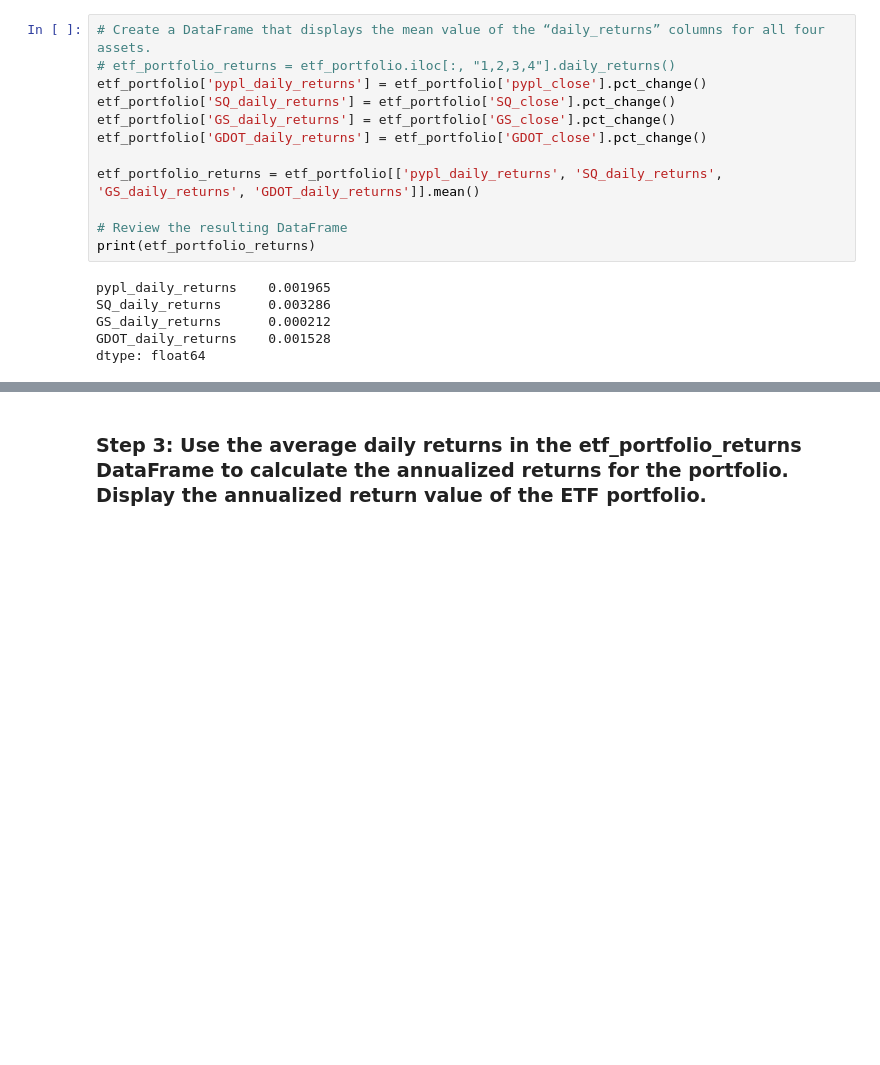
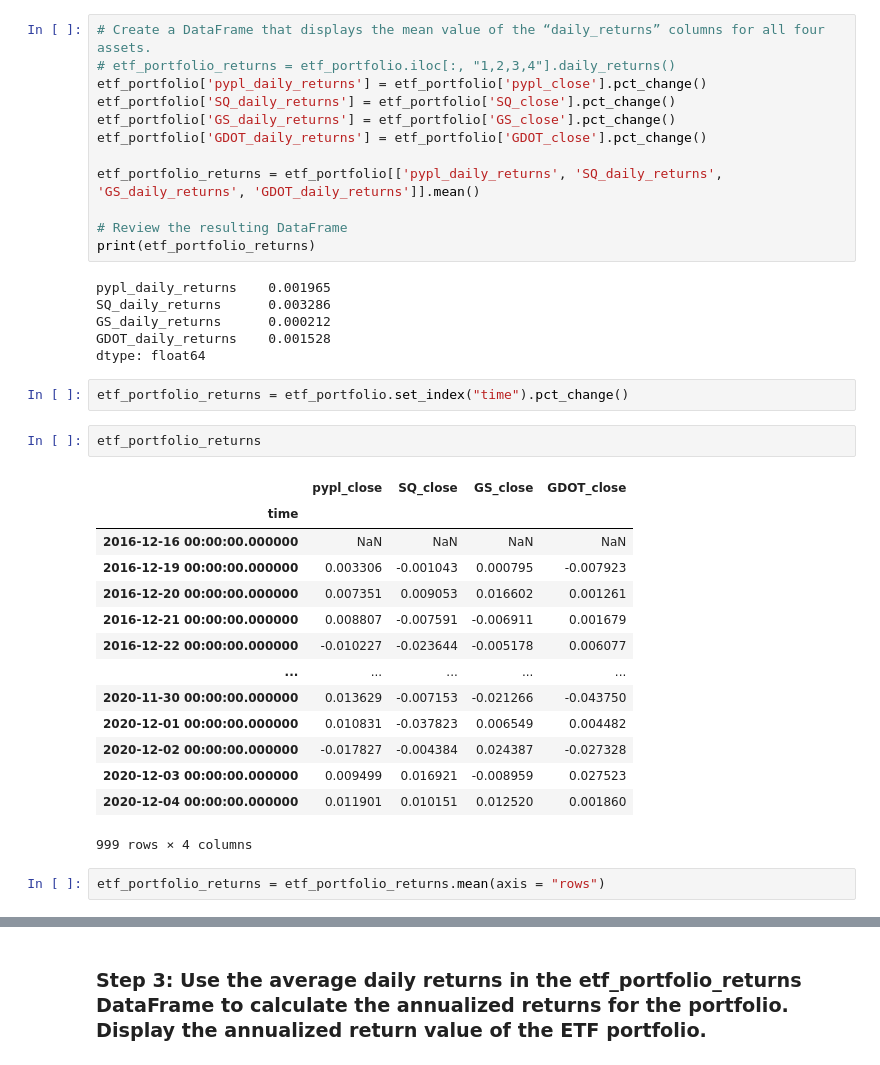
Before and after one commit to kelly0326/sqlite-etf-analyzer, a Jupyter notebook: etf_analyzer.ipynb, the cells around one changed output, grey strips where cells are left out. Drawn from its saved outputs; the diff is of its cells as text; blank space fills up the shorter version.

```diff
--- a/etf_analyzer.ipynb
+++ b/etf_analyzer.ipynb
@@ -400,3 +400,24 @@ SQ_daily_returns      0.003286
 GS_daily_returns      0.000212
 GDOT_daily_returns    0.001528
 dtype: float64
+# %%
+etf_portfolio_returns = etf_portfolio.set_index("time").pct_change()
+# %%
+etf_portfolio_returns
+# %% [output]
+|  | pypl_close | SQ_close | GS_close | GDOT_close |
+| time |  |  |  |  |
+| 2016-12-16 00:00:00.000000 | NaN | NaN | NaN | NaN |
+| 2016-12-19 00:00:00.000000 | 0.003306 | -0.001043 | 0.000795 | -0.007923 |
+| 2016-12-20 00:00:00.000000 | 0.007351 | 0.009053 | 0.016602 | 0.001261 |
+| 2016-12-21 00:00:00.000000 | 0.008807 | -0.007591 | -0.006911 | 0.001679 |
+| 2016-12-22 00:00:00.000000 | -0.010227 | -0.023644 | -0.005178 | 0.006077 |
+| ... | ... | ... | ... | ... |
+| 2020-11-30 00:00:00.000000 | 0.013629 | -0.007153 | -0.021266 | -0.043750 |
+| 2020-12-01 00:00:00.000000 | 0.010831 | -0.037823 | 0.006549 | 0.004482 |
+| 2020-12-02 00:00:00.000000 | -0.017827 | -0.004384 | 0.024387 | -0.027328 |
+| 2020-12-03 00:00:00.000000 | 0.009499 | 0.016921 | -0.008959 | 0.027523 |
+| 2020-12-04 00:00:00.000000 | 0.011901 | 0.010151 | 0.012520 | 0.001860 |
+999 rows × 4 columns
+# %%
+etf_portfolio_returns = etf_portfolio_returns.mean(axis = "rows")
```
Also changed, not shown: parts of 12 cells of this notebook.
